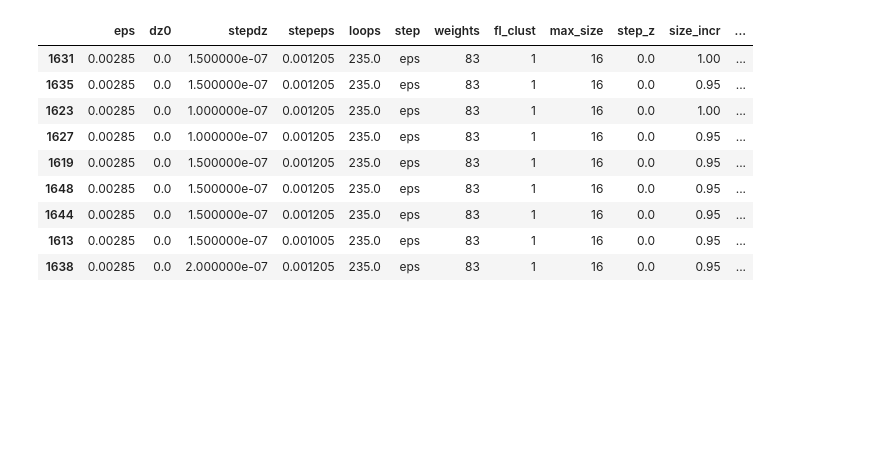
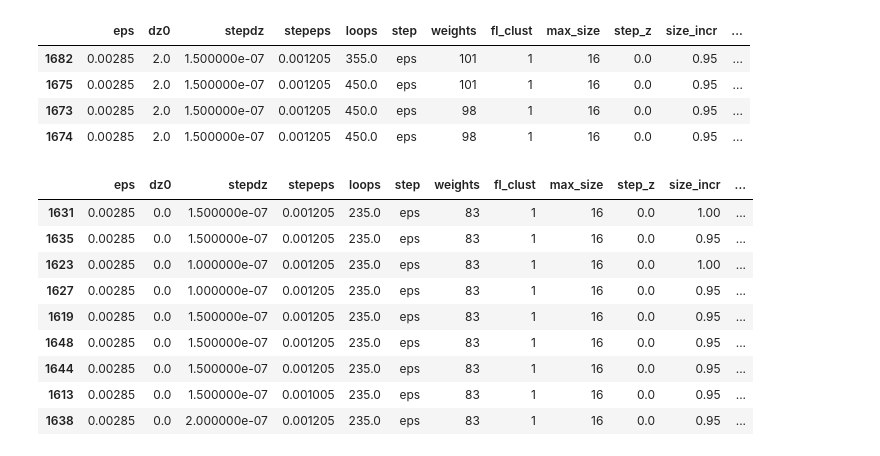
Before and after one commit to escuccim/trackml_code, a Jupyter notebook: gridsearch_scratchpad.ipynb, the cells around one changed output. Cells and saved outputs as stored; diff of their text form; code cells hidden in the pictures; blank space fills up the shorter version.

```diff
--- a/gridsearch_scratchpad.ipynb
+++ b/gridsearch_scratchpad.ipynb
@@ -41,2 +41,11 @@ results_df.sort_index().loc[1535:].sort_values("acc", ascending=False)
+# %%
+# 1535
+results_df[results_df.dz0 == 2].sort_index().loc[1535:].sort_values("acc", ascending=False)
+# %% [output]
+|  | eps | dz0 | stepdz | stepeps | loops | step | weights | fl_clust | max_size | step_z | size_incr | ... |
+| 1682 | 0.00285 | 2.0 | 1.500000e-07 | 0.001205 | 355.0 | eps | 101 | 1 | 16 | 0.0 | 0.95 | ... |
+| 1675 | 0.00285 | 2.0 | 1.500000e-07 | 0.001205 | 450.0 | eps | 101 | 1 | 16 | 0.0 | 0.95 | ... |
+| 1673 | 0.00285 | 2.0 | 1.500000e-07 | 0.001205 | 450.0 | eps | 98 | 1 | 16 | 0.0 | 0.95 | ... |
+| 1674 | 0.00285 | 2.0 | 1.500000e-07 | 0.001205 | 450.0 | eps | 98 | 1 | 16 | 0.0 | 0.95 | ... |
 # %%
 #Counter: 283 Eps: 0.00385 dz0: -0.00074 stepdz: 1e-05 stepeps: 4e-06 loops: 75 mean score: 0.41541319627955176
```
Also changed, not shown: parts of 4 cells of this notebook, 3 other files.
